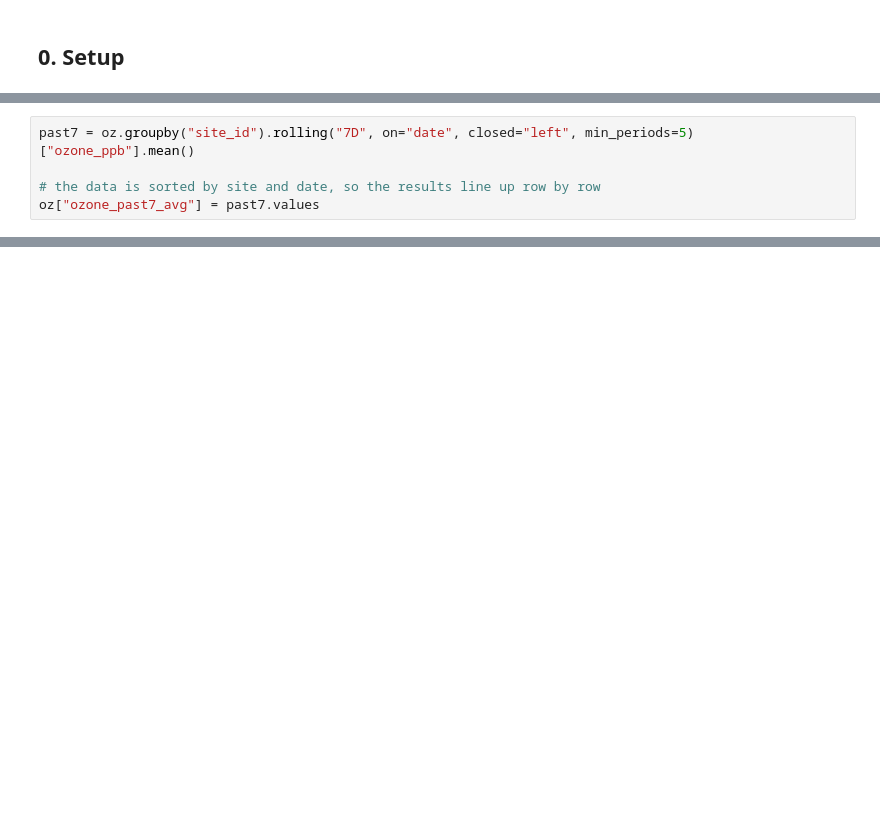
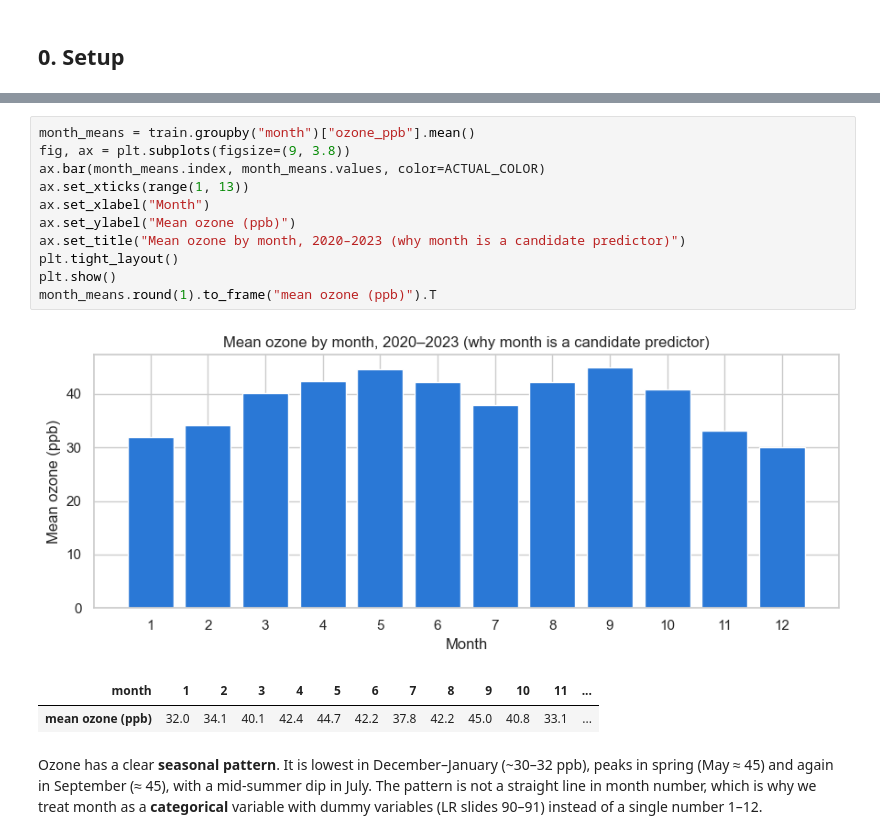
Before and after one commit to Haneenal2/data-mining-, a Jupyter notebook: notebooks/04_rq2_regression.ipynb, the cells around one changed output, grey strips where cells are left out. Saved outputs shown, nothing was run; the diff lists cells and outputs as text; blank space fills up the shorter version.

```diff
--- a/notebooks/04_rq2_regression.ipynb
+++ b/notebooks/04_rq2_regression.ipynb
@@ -125,5 +32,0 @@ For the 7-day average we use pandas' `rolling("7D")`. For each row it looks at t
-# %%
-past7 = oz.groupby("site_id").rolling("7D", on="date", closed="left", min_periods=5)["ozone_ppb"].mean()
-
-# the data is sorted by site and date, so the results line up row by row
-oz["ozone_past7_avg"] = past7.values
@@ -706,0 +212,18 @@ summary
+# %%
+month_means = train.groupby("month")["ozone_ppb"].mean()
+fig, ax = plt.subplots(figsize=(9, 3.8))
+ax.bar(month_means.index, month_means.values, color=ACTUAL_COLOR)
+ax.set_xticks(range(1, 13))
+ax.set_xlabel("Month")
+ax.set_ylabel("Mean ozone (ppb)")
+ax.set_title("Mean ozone by month, 2020–2023 (why month is a candidate predictor)")
+plt.tight_layout()
+plt.show()
+month_means.round(1).to_frame("mean ozone (ppb)").T
+# %% [output]
+[figure, added]
+| month | 1 | 2 | 3 | 4 | 5 | 6 | 7 | 8 | 9 | 10 | 11 | ... |
+| mean ozone (ppb) | 32.0 | 34.1 | 40.1 | 42.4 | 44.7 | 42.2 | 37.8 | 42.2 | 45.0 | 40.8 | 33.1 | ... |
+# %% [markdown]
+
+Ozone has a clear **seasonal pattern**. It is lowest in December–January (~30–32 ppb), peaks in spring (May ≈ 45) and again in September (≈ 45), with a mid-summer dip in July. The pattern is not a straight line in month number, which is why we treat month as a **categorical** variable with dummy variables (LR slides 90–91) instead of a single number 1–12.
```
Also changed, not shown: parts of 138 cells of this notebook, 14 other files.
